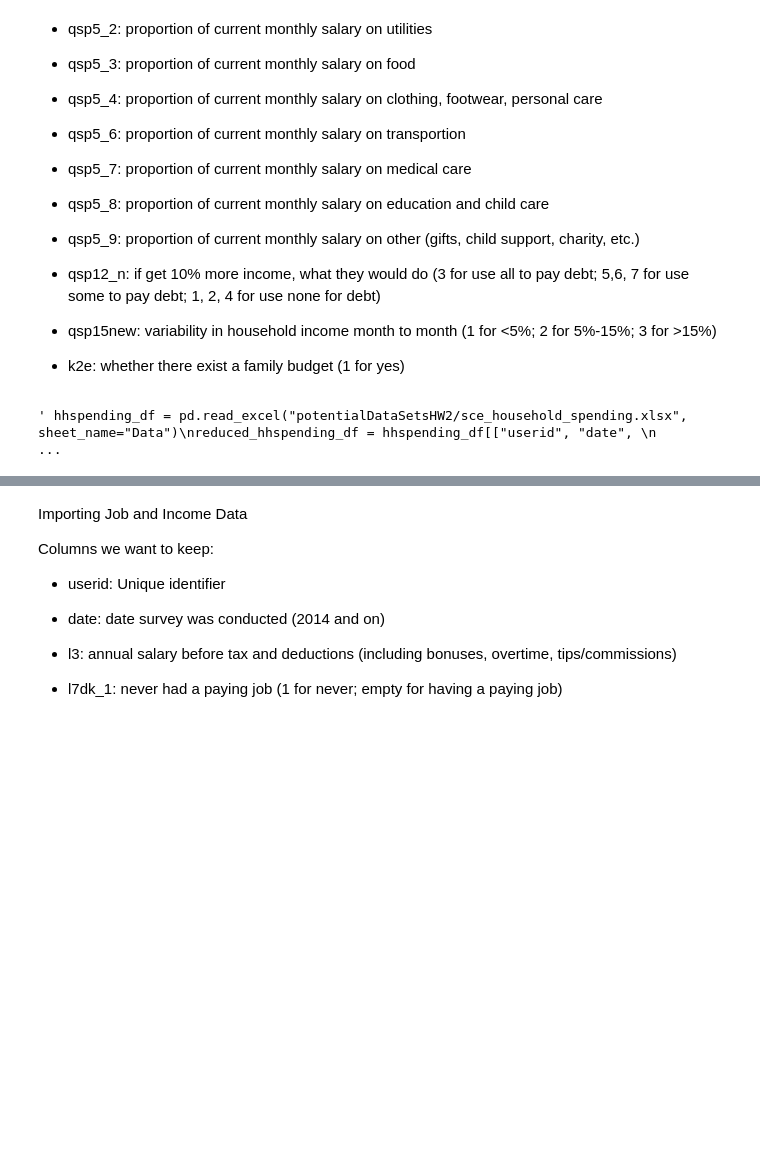
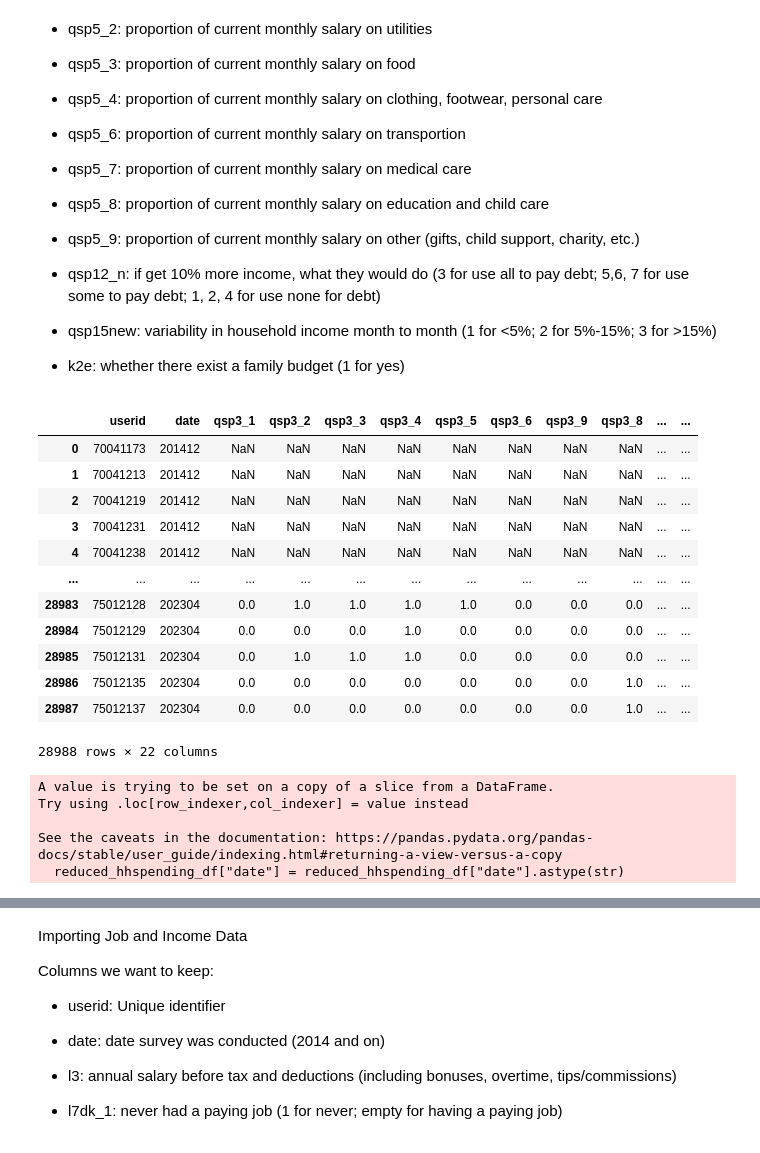
Before and after one commit to yzhao2433/LoanDelinquencyProject, a Jupyter notebook: HW2_datasetExploration.ipynb, the cells around one changed output, grey strips where cells are left out. Drawn from its saved outputs; the diff is of its cells as text; code cells hidden in the pictures; blank space fills up the shorter version.

```diff
--- a/HW2_datasetExploration.ipynb
+++ b/HW2_datasetExploration.ipynb
@@ -310,11 +310,31 @@ Columns we are keeping:
 
 - k2e: whether there exist a family budget (1 for yes)
 # %%
-""" hhspending_df = pd.read_excel("potentialDataSetsHW2/sce_household_spending.xlsx", sheet_name="Data")
+hhspending_df = pd.read_excel("potentialDataSetsHW2/sce_household_spending.xlsx", sheet_name="Data")
 reduced_hhspending_df = hhspending_df[["userid", "date",
                                        "qsp3_1", "qsp3_2", "qsp3_3", "qsp3_4","qsp3_5","qsp3_6","qsp3_9","qsp3_8",
                                        "qsp5_1", "qsp5_2","qsp5_3","qsp5_4","qsp5_5", "qsp5_6", "qsp5_7", "qsp5_8", "qsp5_9",
                                        "qsp12n", "qsp15new", "k2e"]]
-reduced_hhspending_df """
+reduced_hhspending_df
 # %% [output]
+|  | userid | date | qsp3_1 | qsp3_2 | qsp3_3 | qsp3_4 | qsp3_5 | qsp3_6 | qsp3_9 | qsp3_8 | ... | ... |
+| 0 | 70041173 | 201412 | NaN | NaN | NaN | NaN | NaN | NaN | NaN | NaN | ... | ... |
+| 1 | 70041213 | 201412 | NaN | NaN | NaN | NaN | NaN | NaN | NaN | NaN | ... | ... |
+| 2 | 70041219 | 201412 | NaN | NaN | NaN | NaN | NaN | NaN | NaN | NaN | ... | ... |
+| 3 | 70041231 | 201412 | NaN | NaN | NaN | NaN | NaN | NaN | NaN | NaN | ... | ... |
+| 4 | 70041238 | 201412 | NaN | NaN | NaN | NaN | NaN | NaN | NaN | NaN | ... | ... |
+| ... | ... | ... | ... | ... | ... | ... | ... | ... | ... | ... | ... | ... |
+| 28983 | 75012128 | 202304 | 0.0 | 1.0 | 1.0 | 1.0 | 1.0 | 0.0 | 0.0 | 0.0 | ... | ... |
+| 28984 | 75012129 | 202304 | 0.0 | 0.0 | 0.0 | 1.0 | 0.0 | 0.0 | 0.0 | 0.0 | ... | ... |
+| 28985 | 75012131 | 202304 | 0.0 | 1.0 | 1.0 | 1.0 | 0.0 | 0.0 | 0.0 | 0.0 | ... | ... |
+| 28986 | 75012135 | 202304 | 0.0 | 0.0 | 0.0 | 0.0 | 0.0 | 0.0 | 0.0 | 1.0 | ... | ... |
+| 28987 | 75012137 | 202304 | 0.0 | 0.0 | 0.0 | 0.0 | 0.0 | 0.0 | 0.0 | 1.0 | ... | ... |
-' hhspending_df = pd.read_excel("potentialDataSetsHW2/sce_household_spending.xlsx", sheet_name="Data")\nreduced_hhspending_df = hhspending_df[["userid", "date", \n                                      ...
+28988 rows × 22 columns
+# %%
+reduced_hhspending_df["date"] = reduced_hhspending_df["date"].astype(str)
+# %% [output]
+A value is trying to be set on a copy of a slice from a DataFrame.
+Try using .loc[row_indexer,col_indexer] = value instead
+
+See the caveats in the documentation: https://pandas.pydata.org/pandas-docs/stable/user_guide/indexing.html#returning-a-view-versus-a-copy
+  reduced_hhspending_df["date"] = reduced_hhspending_df["date"].astype(str)
```
Also changed, not shown: parts of 6 cells of this notebook.
